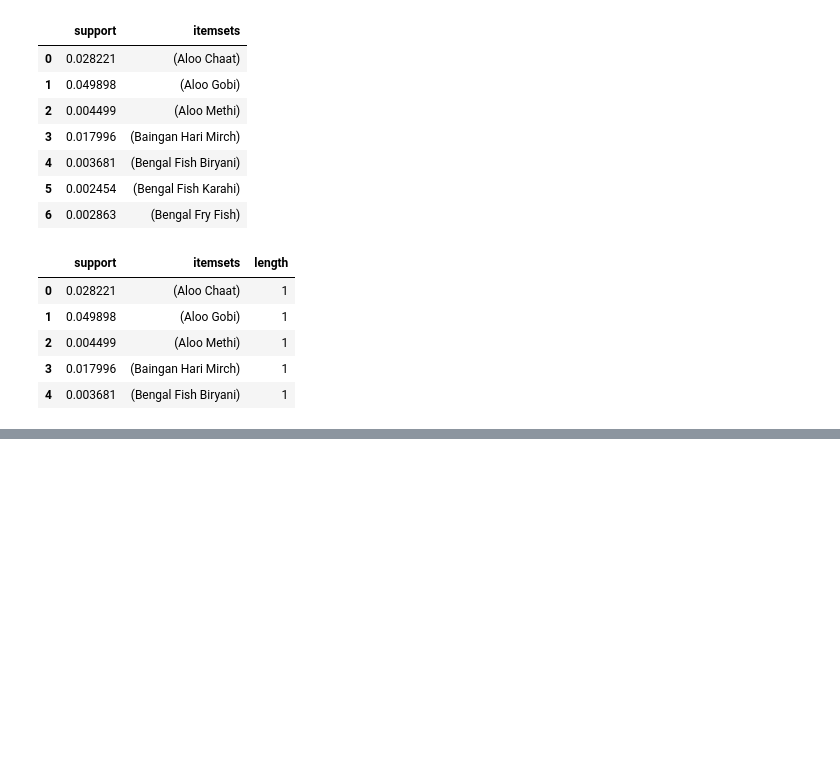
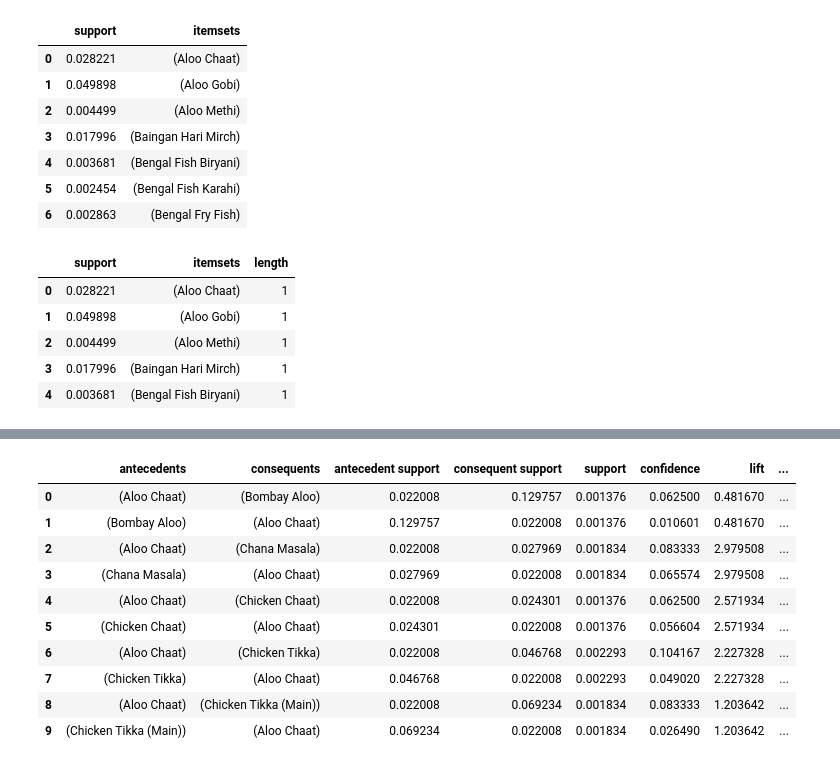
Before and after one commit to joyb05/Market-Basket-Analysis-Restaurant-Dataset, a Jupyter notebook: Market_Basket_Analysis_Restaurant_Dataset.ipynb, the cells around one changed output, grey strips where cells are left out. Drawn from its saved outputs; the diff is of its cells as text; code cells hidden in the pictures; blank space fills up the shorter version.

```diff
--- a/Market_Basket_Analysis_Restaurant_Dataset.ipynb
+++ b/Market_Basket_Analysis_Restaurant_Dataset.ipynb
@@ -683,0 +732,5 @@ top_lift2.head(10)
+# %%
+a = te1.columns_
+# %%
+transactions_six = pd.DataFrame(te_ary1, columns=a)
+pf1 = transactions_six.describe()
@@ -683,0 +743,3 @@ top_lift2.head(10)
+# %%
+freq_items1 = apriori(transactions_six, min_support=0.001, use_colnames=True)
+freq_items1.head(7)
@@ -683,0 +755,2 @@ top_lift2.head(10)
+# %%
+freq_items1['length'] = freq_items1['itemsets'].apply(lambda x: len(x))
@@ -683,0 +766,15 @@ top_lift2.head(10)
+# %%
+rules2 = association_rules(freq_items1, metric="confidence", min_threshold=0.001)
+rules2.head(10)
+# %% [output]
+|  | antecedents | consequents | antecedent support | consequent support | support | confidence | lift | ... |
+| 0 | (Aloo Chaat) | (Bombay Aloo) | 0.022008 | 0.129757 | 0.001376 | 0.062500 | 0.481670 | ... |
+| 1 | (Bombay Aloo) | (Aloo Chaat) | 0.129757 | 0.022008 | 0.001376 | 0.010601 | 0.481670 | ... |
+| 2 | (Aloo Chaat) | (Chana Masala) | 0.022008 | 0.027969 | 0.001834 | 0.083333 | 2.979508 | ... |
+| 3 | (Chana Masala) | (Aloo Chaat) | 0.027969 | 0.022008 | 0.001834 | 0.065574 | 2.979508 | ... |
+| 4 | (Aloo Chaat) | (Chicken Chaat) | 0.022008 | 0.024301 | 0.001376 | 0.062500 | 2.571934 | ... |
+| 5 | (Chicken Chaat) | (Aloo Chaat) | 0.024301 | 0.022008 | 0.001376 | 0.056604 | 2.571934 | ... |
+| 6 | (Aloo Chaat) | (Chicken Tikka) | 0.022008 | 0.046768 | 0.002293 | 0.104167 | 2.227328 | ... |
+| 7 | (Chicken Tikka) | (Aloo Chaat) | 0.046768 | 0.022008 | 0.002293 | 0.049020 | 2.227328 | ... |
+| 8 | (Aloo Chaat) | (Chicken Tikka (Main)) | 0.022008 | 0.069234 | 0.001834 | 0.083333 | 1.203642 | ... |
+| 9 | (Chicken Tikka (Main)) | (Aloo Chaat) | 0.069234 | 0.022008 | 0.001834 | 0.026490 | 1.203642 | ... |
```
Also changed, not shown: parts of 49 cells of this notebook.
